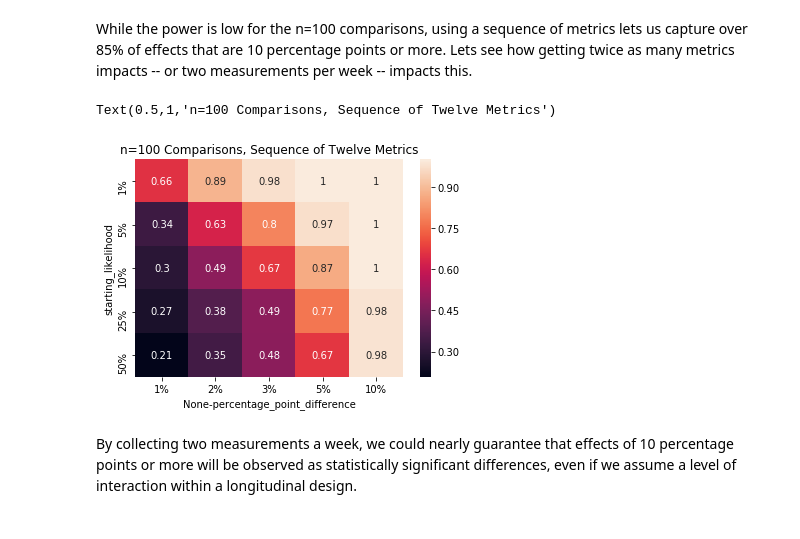
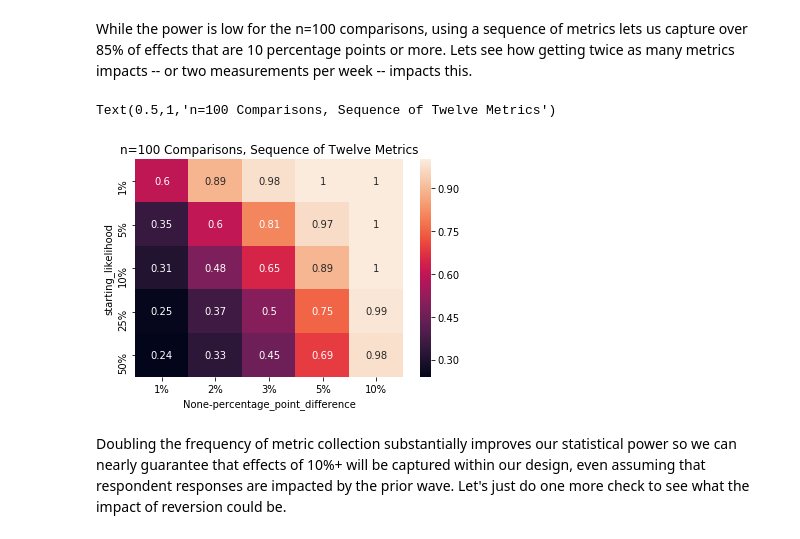
Before and after one commit to HarryBrisson/power-analysis, a Jupyter notebook: 500-respondents-power-analysis.ipynb, the cells around one changed output. Cells and saved outputs as stored; diff of their text form; code cells hidden in the pictures.

```diff
--- a/500-respondents-power-analysis.ipynb
+++ b/500-respondents-power-analysis.ipynb
@@ -33,7 +35,8 @@ def simulate_response(likelihood_of_yes):
 def simulate_responses(
     initial_likelihood_of_yes,
     number_of_exposures=1,
-    likelihood_of_repeat=0
+    likelihood_of_repeat=0, # how likely is the R to repeat the last wave?
+    likelihood_of_revert=0 # how likely is the R to repeat first survey?
 ):
 
     # initialize response list
@@ -47,13 +50,23 @@ def simulate_responses(
     # simulate additional responses
     for additional_exposure in range(number_of_exposures-1):
 
-        random_number = random.random()
+        # roll for various events
+        roll_for_events = random.random()
 
-        if random_number <= likelihood_of_repeat:
-            responses.append(r)
+        # if the roll is within the repeat range, response is last item in list
+        if roll_for_events <= likelihood_of_repeat:
+            r = responses[-1]
+
+        # if the roll is within the revert range, response is first item in list
+        elif roll_for_events <= likelihood_of_repeat + likelihood_of_revert:
+            r = responses[0]
+
+        # otherwise, generate a new response based on likelihood
         else:
             r = simulate_response(initial_likelihood_of_yes)
-            responses.append(r)
+
+        # append the new response to the list of responses
+        responses.append(r)
 
     return responses
 
@@ -63,7 +76,8 @@ def sample_n_responses(
     sample_size,
     initial_likelihood_of_yes,
     number_of_exposures_per_respondent=1,
-    likelihood_of_repeat=0
+    likelihood_of_repeat=0,
+    likelihood_of_revert=0
 ):
 
     #initialize responses
@@ -75,7 +89,8 @@ def sample_n_responses(
             simulate_responses(
                 initial_likelihood_of_yes,
                 number_of_exposures=number_of_exposures_per_respondent,
-                likelihood_of_repeat=likelihood_of_repeat
+                likelihood_of_repeat=likelihood_of_repeat,
+                likelihood_of_revert=likelihood_of_revert
             )
         )
 
@@ -88,21 +103,24 @@ def simulate_two_group_test(
     g1_likelihood,
     g2_likelihood,
     number_of_exposures_per_respondent=1,
-    likelihood_of_repeat=0
+    likelihood_of_repeat=0,
+    likelihood_of_revert=0
 ):
 
     group_1 = sample_n_responses(
         group_size,
         g1_likelihood,
         number_of_exposures_per_respondent=number_of_exposures_per_respondent,
-        likelihood_of_repeat=likelihood_of_repeat
+        likelihood_of_repeat=likelihood_of_repeat,
+        likelihood_of_revert=likelihood_of_revert
     )
 
     group_2 = sample_n_responses(
         group_size,
         g2_likelihood,
         number_of_exposures_per_respondent=number_of_exposures_per_respondent,
-        likelihood_of_repeat=likelihood_of_repeat
+        likelihood_of_repeat=likelihood_of_repeat,
+        likelihood_of_revert=likelihood_of_revert
     )
 
     stats = {
@@ -118,6 +136,7 @@ def estimate_statistical_power(
     g1_likelihood, g2_likelihood, group_size,
     x_per_respondent=1,
     likelihood_of_repeat=0,
+    likelihood_of_revert=0,
     simulations=10000, p=.05
 ):
 
@@ -139,7 +158,8 @@ def estimate_statistical_power(
         stats = simulate_two_group_test(
             group_size, g1_likelihood, g2_likelihood,
             number_of_exposures_per_respondent=x_per_respondent,
-            likelihood_of_repeat=likelihood_of_repeat
+            likelihood_of_repeat=likelihood_of_repeat,
+            likelihood_of_revert=likelihood_of_revert
         )
 
         if (stats[gmean] > stats[lmean]) & (stats['p_value'] < p):
@@ -158,6 +178,7 @@ def get_powers_for_ranges(
     n_per_group,
     x_per_respondent=1,
     likelihood_of_repeat=0,
+    likelihood_of_revert=0,
     simulations=10000, p=.05
 ):
 
@@ -173,6 +194,7 @@ def get_powers_for_ranges(
                 n_per_group,
                 x_per_respondent=x_per_respondent,
                 likelihood_of_repeat=likelihood_of_repeat,
+                likelihood_of_revert=likelihood_of_revert,
                 simulations=simulations, p=p
             )
 
@@ -355,25 +439,25 @@ While the power is low for the n=100 comparisons, using a sequence of metrics le
 # %%
 sample_size = 100
 
 results = get_powers_for_ranges(initial_likelihood_range,
                                 percent_point_difference_range,
                                 sample_size,
                                 x_per_respondent=12,
                                 likelihood_of_repeat=0.5,
-                                simulations=500, p=.1)
+                                simulations=2000, p=.1)
 
 
 # look at color-coded grid of results
 reformatted = results.pivot(index='starting_likelihood',
                             columns='percentage_point_difference')
 
 ax = sns.heatmap(reformatted, annot=True,
                   xticklabels=['1%','2%','3%','5%','10%'],
                   yticklabels=['1%','5%','10%','25%','50%'])
 
 ax.set_title('n=100 Comparisons, Sequence of Twelve Metrics')
 # %% [output]
 Text(0.5,1,'n=100 Comparisons, Sequence of Twelve Metrics')
-[figure, old version]
+[figure, new version]
-# %% [markdown]
-By collecting two measurements a week, we could nearly guarantee that effects of 10 percentage points or more will be observed as statistically significant differences, even if we assume a level of interaction within a longitudinal design.
+# %% [markdown]
+Doubling the frequency of metric collection substantially improves our statistical power so we can nearly guarantee that effects of 10%+ will be captured within our design, even assuming that respondent responses are impacted by the prior wave.  Let's just do one more check to see what the impact of reversion could be.
```
Also changed, not shown: parts of 18 cells of this notebook.
